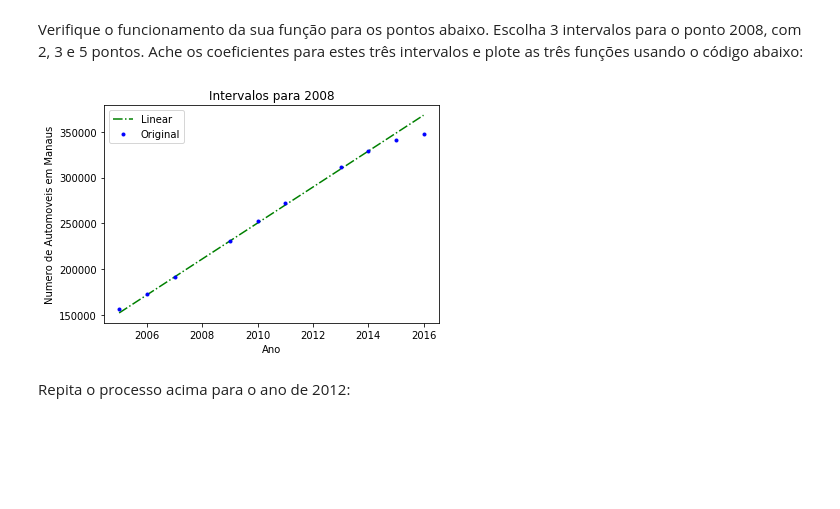
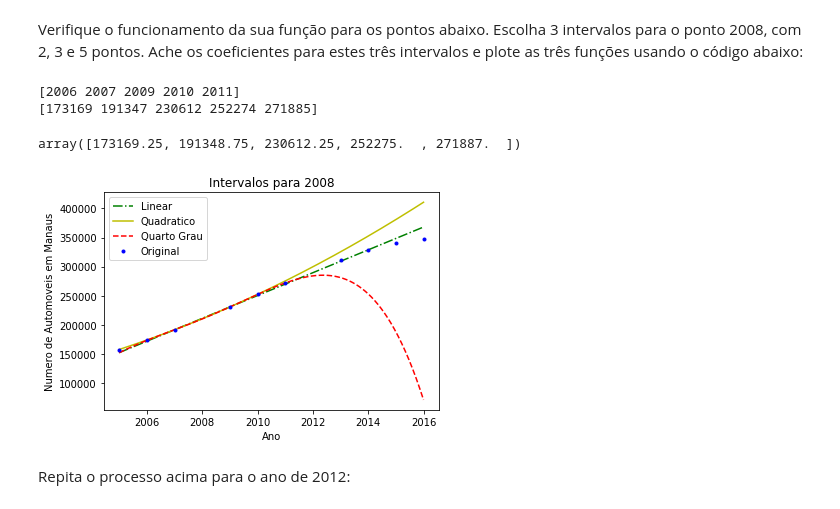
Before and after one commit to nabsonp/ComputacaoNumerica, a Jupyter notebook: Aula 15 - Laboratório de Interpolação.ipynb, the cells around one changed output. Cells and saved outputs as stored; diff of their text form; code cells hidden in the pictures; blank space fills up the shorter version.

```diff
--- a/Aula 15 - Laboratório de Interpolação.ipynb
+++ b/Aula 15 - Laboratório de Interpolação.ipynb
@@ -10,7 +10,7 @@ Antes de mais nada, precisamos de uma função que, dados os coeficientes `c` de
 import numpy as np
 # %%
 def resolvePoli(c,x):
-    return ([x**i for i in range(len(c)-1,-1,-1)] * c).sum()
+    return np.array(([x**i*c[len(c)-1-i] for i in range(len(c))])).sum(axis=0)
 # %%
 x = 3
 c = np.array([2,1,-10])
@@ -83,47 +83,46 @@ resolvePoli(coef,850)
 11.400000000000002
 # %% [markdown]
 Verifique o funcionamento da sua função para os pontos abaixo. Escolha 3 intervalos para o ponto 2008, com 2, 3 e 5 pontos. Ache os coeficientes para estes três intervalos e plote as três funções usando o código abaixo:
+# %%
+print(x08_4)
+print(y08_4)
+resolvePoli(c08_4,x08_4)
+# %% [output]
+[2006 2007 2009 2010 2011]
+[173169 191347 230612 252274 271885]
+array([173169.25, 191348.75, 230612.25, 252275.  , 271887.  ])
 # %%
 import matplotlib.pyplot as plt
 %matplotlib inline
 
 xauto = np.array([2005,2006,2007,2009,2010,2011,2013,2014,2015,2016])
 yauto = np.array([156490,173169,191347,230612,252274,271885,311179,328715,340477,347799])
 
 x08_1,y08_1 = escolheIntervalo(xauto,yauto,2008,2)
 x08_2,y08_2 = escolheIntervalo(xauto,yauto,2008,3)
 x08_4,y08_4 = escolheIntervalo(xauto,yauto,2008,5)
 
 c08_1 = interpoli(x08_1,y08_1)
 c08_2 = interpoli(x08_2,y08_2)
 c08_4 = interpoli(x08_4,y08_4)
 
 xplot = np.linspace(2005,2016,500)
 
-yp08_1 = np.zeros(len(xplot))
-for i in range(len(xplot)):
-    yp08_1[i] = resolvePoli(c08_1,xplot[i])
+yp08_1 = resolvePoli(c08_1,xplot)
+yp08_2 = resolvePoli(c08_2,xplot)
+yp08_4 = resolvePoli(c08_4,xplot)
 
-yp08_2 = np.zeros(len(xplot))
-for i in range(len(xplot)):
-    yp08_2[i] = resolvePoli(c08_2,xplot[i])
-
-yp08_4 = np.zeros(len(xplot))
-for i in range(len(xplot)):
-    yp08_4[i] = resolvePoli(c08_4,xplot[i])
-
-
-plt.plot(xplot,yp08_1,'g-.',label='Linear')
-# plt.plot(xplot,yp08_2,'y-',label='Quadratico')
-# plt.plot(xplot,yp08_4,'r--',label='Quarto Grau')
+plt.plot(xplot,yp08_1.round(2),'g-.',label='Linear')
+plt.plot(xplot,yp08_2.round(2),'y-',label='Quadratico')
+plt.plot(xplot,yp08_4.round(2),'r--',label='Quarto Grau')
 plt.plot(xauto,yauto,'b.',label='Original')
 plt.ylabel('Numero de Automoveis em Manaus')
 plt.xlabel('Ano')
 plt.legend(loc='upper left')
 plt.title("Intervalos para 2008")
 plt.show()
 # %% [output]
-[figure, old version]
+[figure, new version]
 # %% [markdown]
 Repita o processo acima para o ano de 2012:
 # %%
```
Also changed, not shown: parts of 8 cells of this notebook.
